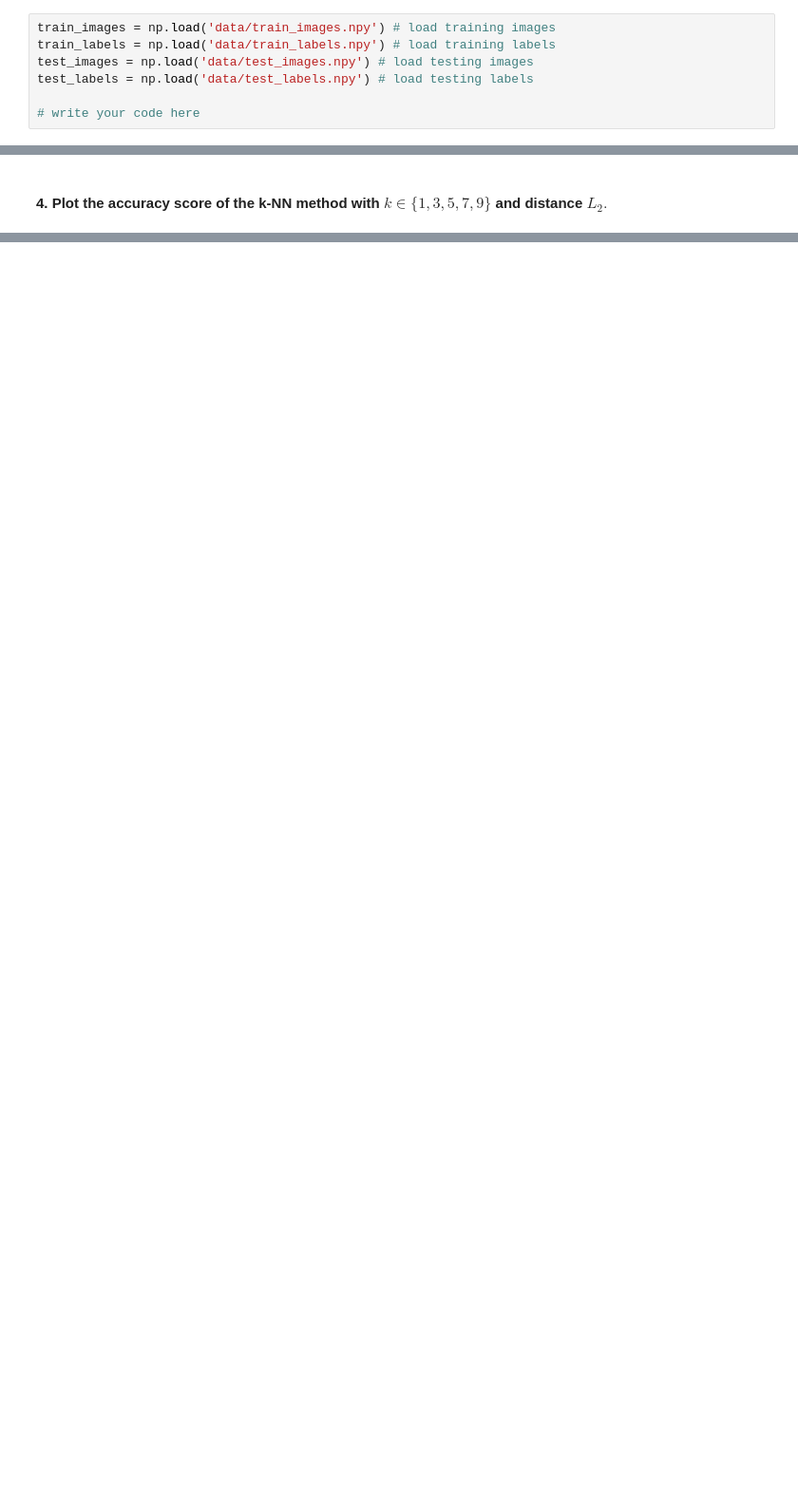
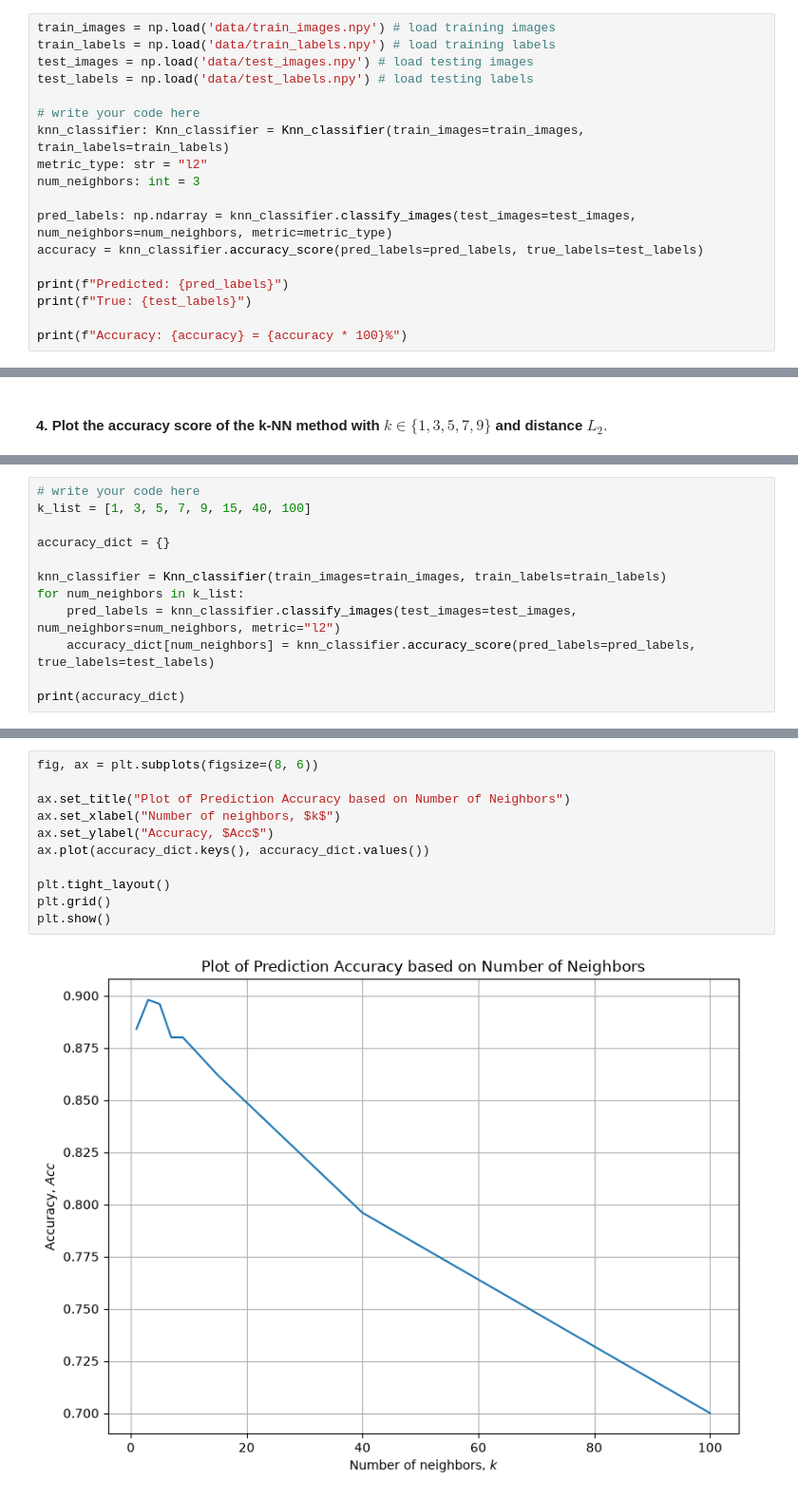
Before and after one commit to Ghenntoggy1/Practical_Machine_Learning_Labs, a Jupyter notebook: Lab_2/Lab2-knn.ipynb, the cells around one changed output, grey strips where cells are left out. Shown at 95% size. Drawn from its saved outputs; the diff is of its cells as text; blank space fills up the shorter version.

```diff
--- a/Lab_2/Lab2-knn.ipynb
+++ b/Lab_2/Lab2-knn.ipynb
@@ -84,3 +110,14 @@ test_images = np.load('data/test_images.npy') # load testing images
 test_labels = np.load('data/test_labels.npy') # load testing labels
 
 # write your code here
+knn_classifier: Knn_classifier = Knn_classifier(train_images=train_images, train_labels=train_labels)
+metric_type: str = "l2"
+num_neighbors: int = 3
+
+pred_labels: np.ndarray = knn_classifier.classify_images(test_images=test_images, num_neighbors=num_neighbors, metric=metric_type)
+accuracy = knn_classifier.accuracy_score(pred_labels=pred_labels, true_labels=test_labels)
+
+print(f"Predicted: {pred_labels}")
+print(f"True: {test_labels}")
+
+print(f"Accuracy: {accuracy} = {accuracy * 100}%")
@@ -96,0 +176,12 @@ Confusion matrix: $$C = c_{i, j}$$ number of examples in class __i that were cla
+# %%
+# write your code here
+k_list = [1, 3, 5, 7, 9, 15, 40, 100]
+
+accuracy_dict = {}
+
+knn_classifier = Knn_classifier(train_images=train_images, train_labels=train_labels)
+for num_neighbors in k_list:
+    pred_labels = knn_classifier.classify_images(test_images=test_images, num_neighbors=num_neighbors, metric="l2")
+    accuracy_dict[num_neighbors] = knn_classifier.accuracy_score(pred_labels=pred_labels, true_labels=test_labels)
+
+print(accuracy_dict)
@@ -96,0 +190,13 @@ Confusion matrix: $$C = c_{i, j}$$ number of examples in class __i that were cla
+# %%
+fig, ax = plt.subplots(figsize=(8, 6))
+
+ax.set_title("Plot of Prediction Accuracy based on Number of Neighbors")
+ax.set_xlabel("Number of neighbors, $k$")
+ax.set_ylabel("Accuracy, $Acc$")
+ax.plot(accuracy_dict.keys(), accuracy_dict.values())
+
+plt.tight_layout()
+plt.grid()
+plt.show()
+# %% [output]
+[figure, added]
```
Also changed, not shown: parts of 9 cells of this notebook, 3 other files.
